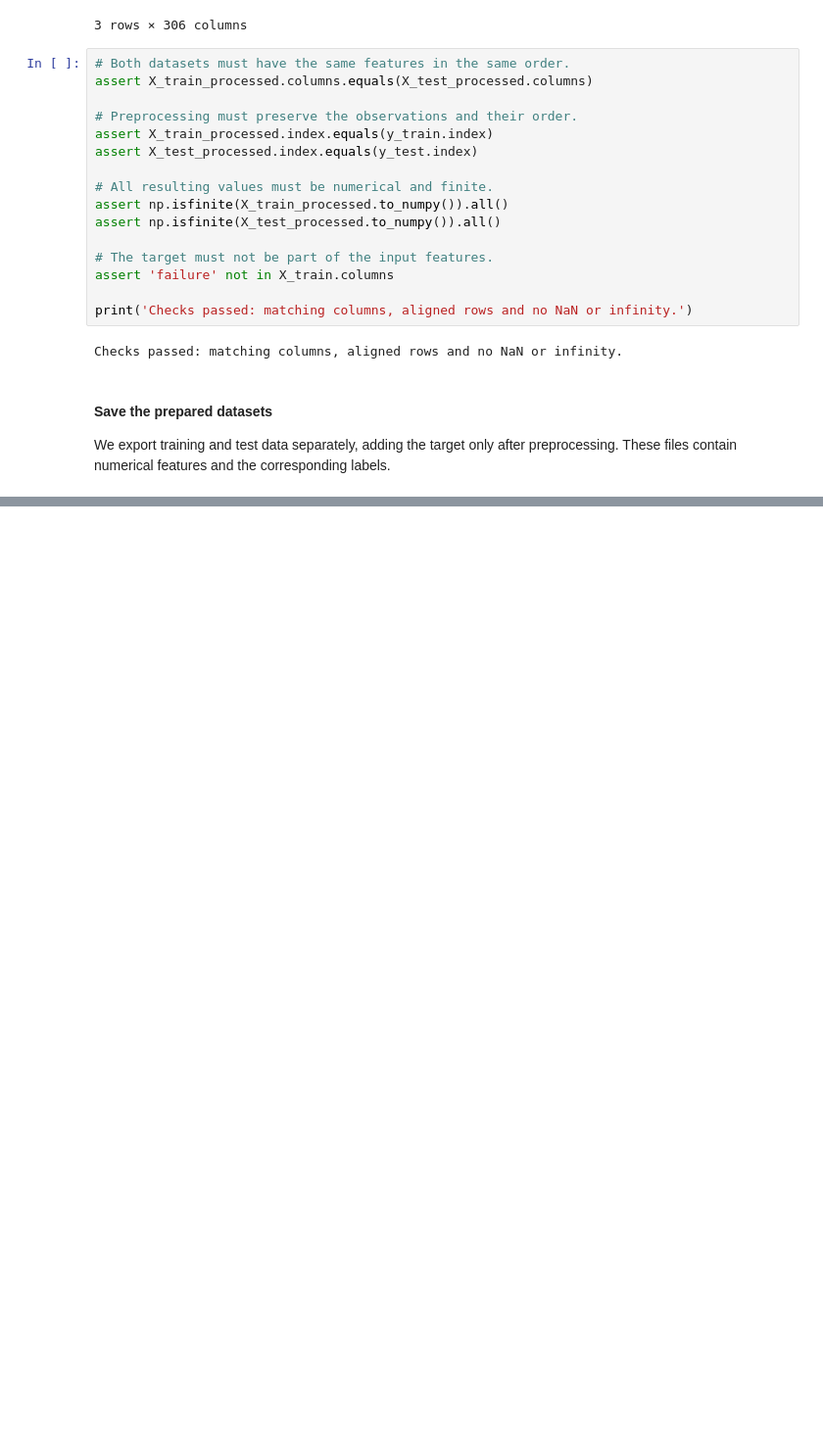
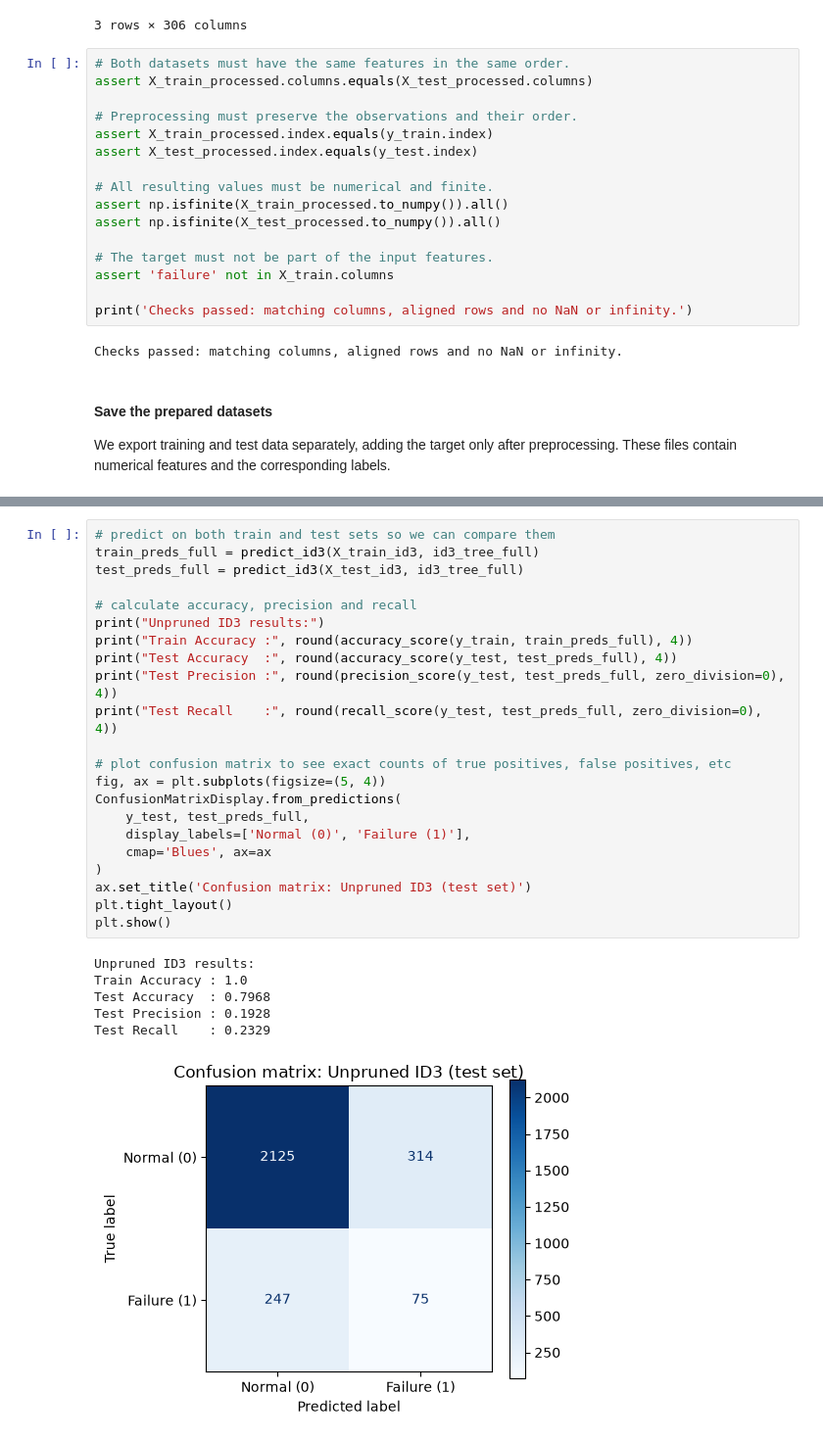
Before and after one commit to moahoukau/IAU-FIIT, a Jupyter notebook: zadanie.ipynb, the cells around one changed output, grey strips where cells are left out. Shown at 98% size. Drawn from its saved outputs; the diff is of its cells as text; blank space fills up the shorter version.

```diff
--- a/zadanie.ipynb
+++ b/zadanie.ipynb
@@ -1787,0 +1967,29 @@ This section preserves the split and feature set from section 2.1. It does not e
+# %%
+# predict on both train and test sets so we can compare them
+train_preds_full = predict_id3(X_train_id3, id3_tree_full)
+test_preds_full = predict_id3(X_test_id3, id3_tree_full)
+
+# calculate accuracy, precision and recall
+print("Unpruned ID3 results:")
+print("Train Accuracy :", round(accuracy_score(y_train, train_preds_full), 4))
+print("Test Accuracy  :", round(accuracy_score(y_test, test_preds_full), 4))
+print("Test Precision :", round(precision_score(y_test, test_preds_full, zero_division=0), 4))
+print("Test Recall    :", round(recall_score(y_test, test_preds_full, zero_division=0), 4))
+
+# plot confusion matrix to see exact counts of true positives, false positives, etc
+fig, ax = plt.subplots(figsize=(5, 4))
+ConfusionMatrixDisplay.from_predictions(
+    y_test, test_preds_full,
+    display_labels=['Normal (0)', 'Failure (1)'],
+    cmap='Blues', ax=ax
+)
+ax.set_title('Confusion matrix: Unpruned ID3 (test set)')
+plt.tight_layout()
+plt.show()
+# %% [output]
+Unpruned ID3 results:
+Train Accuracy : 1.0
+Test Accuracy  : 0.7968
+Test Precision : 0.1928
+Test Recall    : 0.2329
+[figure, added]
```
Also changed, not shown: parts of 16 cells of this notebook, 1 other file.
